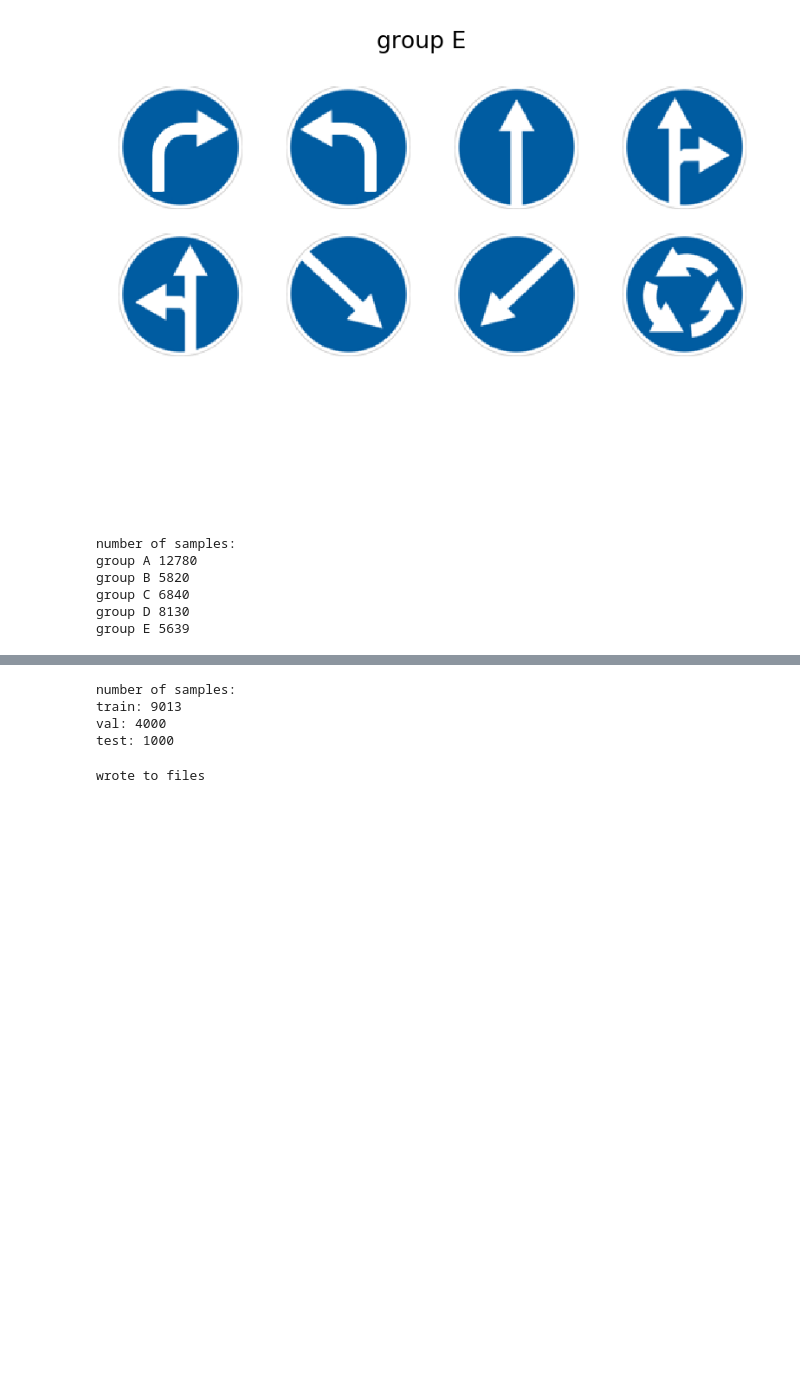
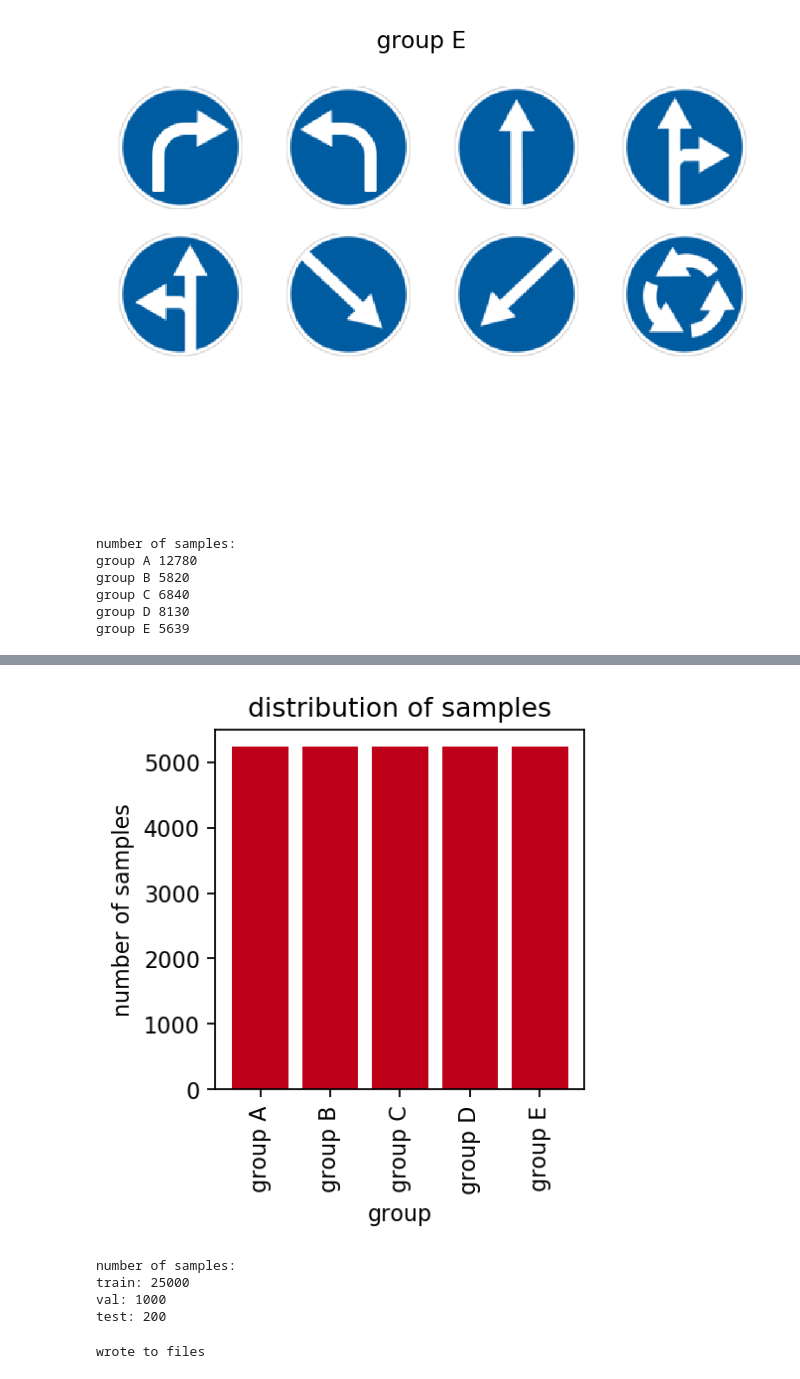
Before and after one commit to avinashjairam/Exploring-Neural-Networks, a Jupyter notebook: HW 3/prob 2/build_data.ipynb, the cells around one changed output, grey strips where cells are left out. Saved outputs shown, nothing was run; the diff lists cells and outputs as text; code cells hidden in the pictures; blank space fills up the shorter version.

```diff
--- a/HW 3/prob 2/build_data.ipynb
+++ b/HW 3/prob 2/build_data.ipynb
@@ -120,2 +176,30 @@ image_filenames_idsonly = list(map(lambda s: os.listdir(os.path.join(data_dir, s
+# %%
+# randomly shuffle the samples in each group
+for group_name in image_filenames_groups:
+    np.random.shuffle(image_filenames_groups[group_name])
+
+# pick equal number from each group to avoid data imbalance
+# (pick only 5240 samples from each group)
+image_filenames_groups_5240 = {}
+
+for group_name in image_filenames_groups:
+    image_filenames_groups_5240[group_name] = image_filenames_groups[group_name][:5240]
+# %%
+# plot
+plt.figure(figsize=(3, 3), dpi=160)
+plt.bar(range(len(image_filenames_groups_5240)),
+        list(map(lambda g: len(g),
+                 image_filenames_groups_5240.values())
+             ),
+        color='xkcd:scarlet')
+plt.xticks(range(len(image_filenames_groups_5240)),
+           image_filenames_groups_5240.keys(),
+           rotation=90)
+plt.xlabel('group')
+plt.ylabel('number of samples')
+plt.title('distribution of samples')
+plt.show()
+# %% [output]
+[figure, added]
 # %%
 # split into train, val, test and get filepaths
@@ -149,12 +232,12 @@ for idx, animal in enumerate(signs):
            )))
 # %%
 print('number of samples:')
-for key in image_filepaths:
-  print(f'{key}: {len(image_filepaths[key])}')
+for key in data_filepaths:
+  print(f'{key}: {len(data_filepaths[key])}')
 # %% [output]
 number of samples:
-train: 9013
-val: 4000
-test: 1000
+train: 25000
+val: 1000
+test: 200
 # %%
 # write to files
```
Also changed, not shown: parts of 8 cells of this notebook.
